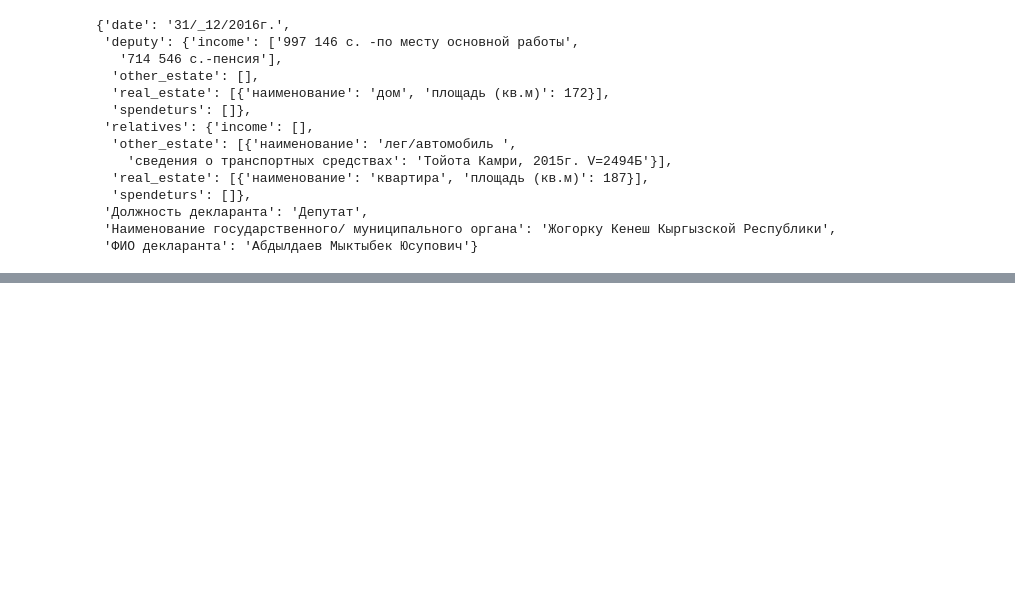
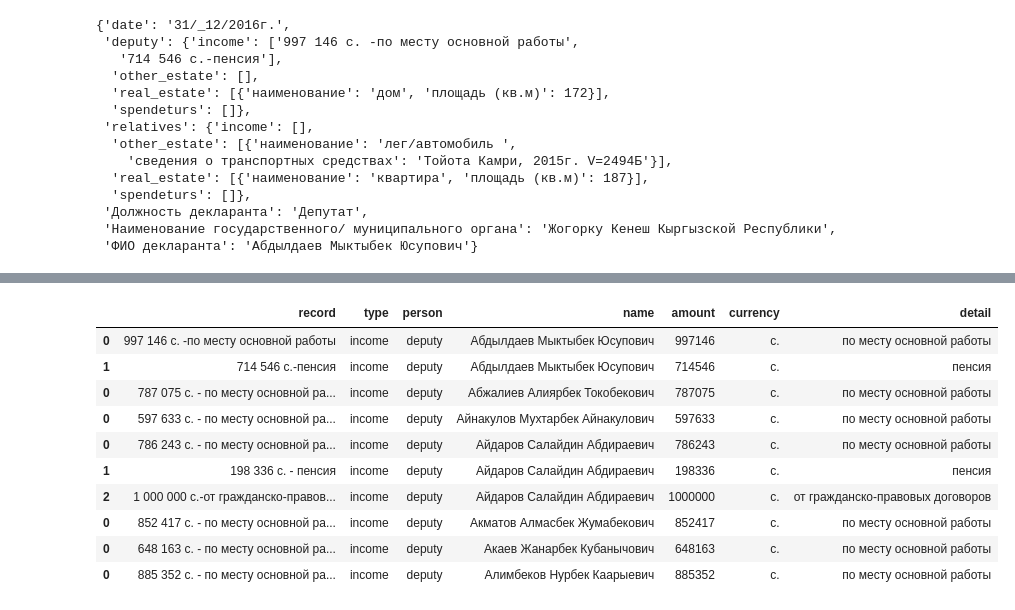
Before and after one commit to Casyfill/kg_declarations, a Jupyter notebook: code/4_clean_format.ipynb, the cells around one changed output, grey strips where cells are left out. Saved outputs shown, nothing was run; the diff lists cells and outputs as text; code cells hidden in the pictures; blank space fills up the shorter version.

```diff
--- a/code/4_clean_format.ipynb
+++ b/code/4_clean_format.ipynb
@@ -193,0 +53,17 @@ new_df.to_csv('../data/clean_declarations_table.csv')
+# %%
+money = []
+for dep in data['data']:
+    name = dep['ФИО декларанта']
+    for p in 'deputy', 'relatives':
+        if p in dep:
+
+            for tp in 'income', 'spendeturs':
+                if len(dep[p][tp])>0:
+                    records = pd.DataFrame(dep[p][tp])
+                    records.columns = ['record']
+                    records['type'] = tp
+                    records['person'] = p
+                    records['name'] = name
+                    money.append(records)
+
+money = pd.concat(money)
@@ -193,0 +86,20 @@ new_df.to_csv('../data/clean_declarations_table.csv')
+# %%
+money['amount'] = money.record.str.extract(r'^([\d|\s|,]+)\S+').str.replace(',','').str.replace(' ','').astype(int)
+# %%
+money['currency'] = money.record.str.extract(r'^[\d|\s|,]+([^-]*)-').str.strip()
+# %%
+money['detail'] = money.record.str.extract(r'\-(.*)').str.strip()
+# %%
+money.head(10)
+# %% [output]
+|  | record | type | person | name | amount | currency | detail |
+| 0 | 997 146 с. -по месту основной работы | income | deputy | Абдылдаев Мыктыбек Юсупович | 997146 | с. | по месту основной работы |
+| 1 | 714 546 с.-пенсия | income | deputy | Абдылдаев Мыктыбек Юсупович | 714546 | с. | пенсия |
+| 0 | 787 075 с. - по месту основной ра... | income | deputy | Абжалиев Алиярбек Токобекович | 787075 | с. | по месту основной работы |
+| 0 | 597 633 с. - по месту основной ра... | income | deputy | Айнакулов Мухтарбек Айнакулович | 597633 | с. | по месту основной работы |
+| 0 | 786 243 с. - по месту основной ра... | income | deputy | Айдаров Салайдин Абдираевич | 786243 | с. | по месту основной работы |
+| 1 | 198 336 с. - пенсия | income | deputy | Айдаров Салайдин Абдираевич | 198336 | с. | пенсия |
+| 2 | 1 000 000 с.-от гражданско-правов... | income | deputy | Айдаров Салайдин Абдираевич | 1000000 | с. | от гражданско-правовых договоров |
+| 0 | 852 417 с. - по месту основной ра... | income | deputy | Акматов Алмасбек Жумабекович | 852417 | с. | по месту основной работы |
+| 0 | 648 163 с. - по месту основной ра... | income | deputy | Акаев Жанарбек Кубанычович | 648163 | с. | по месту основной работы |
+| 0 | 885 352 с. - по месту основной ра... | income | deputy | Алимбеков Нурбек Каарыевич | 885352 | с. | по месту основной работы |
```
Also changed, not shown: parts of 48 cells of this notebook, 6 other files.
